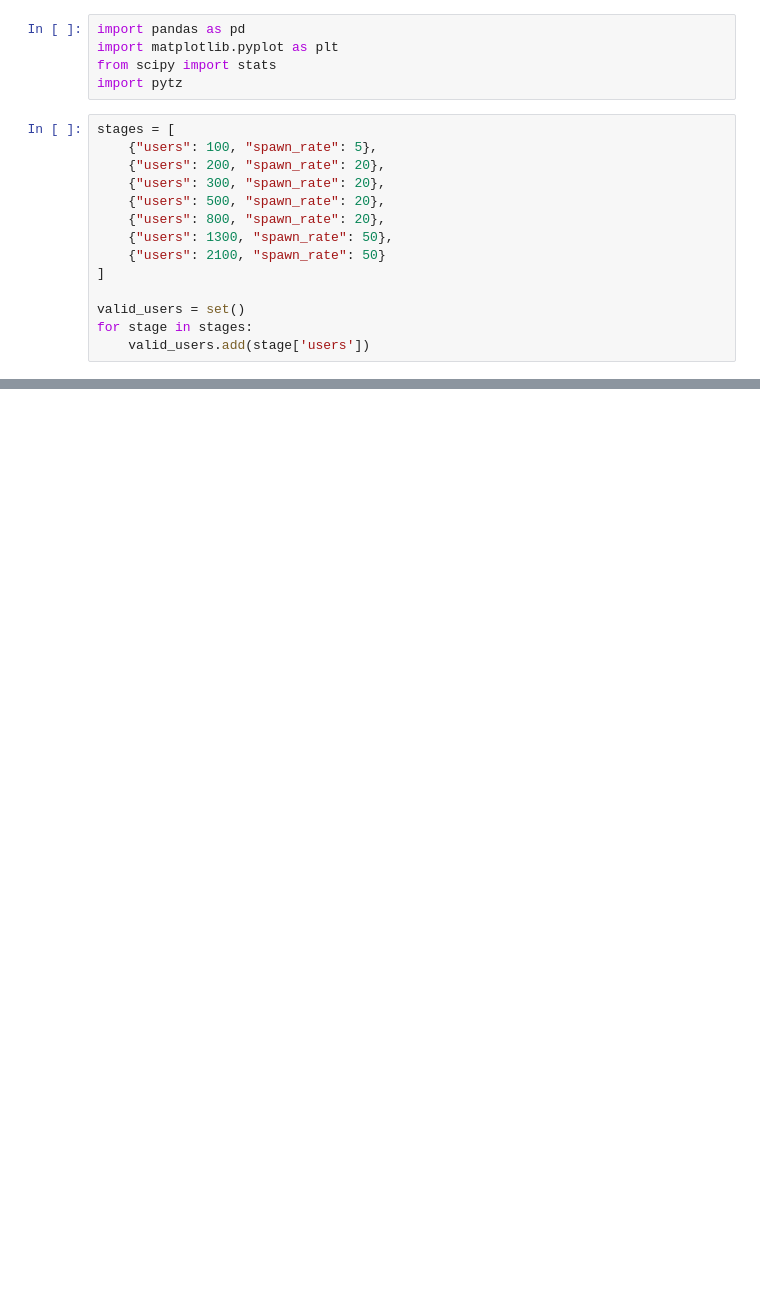
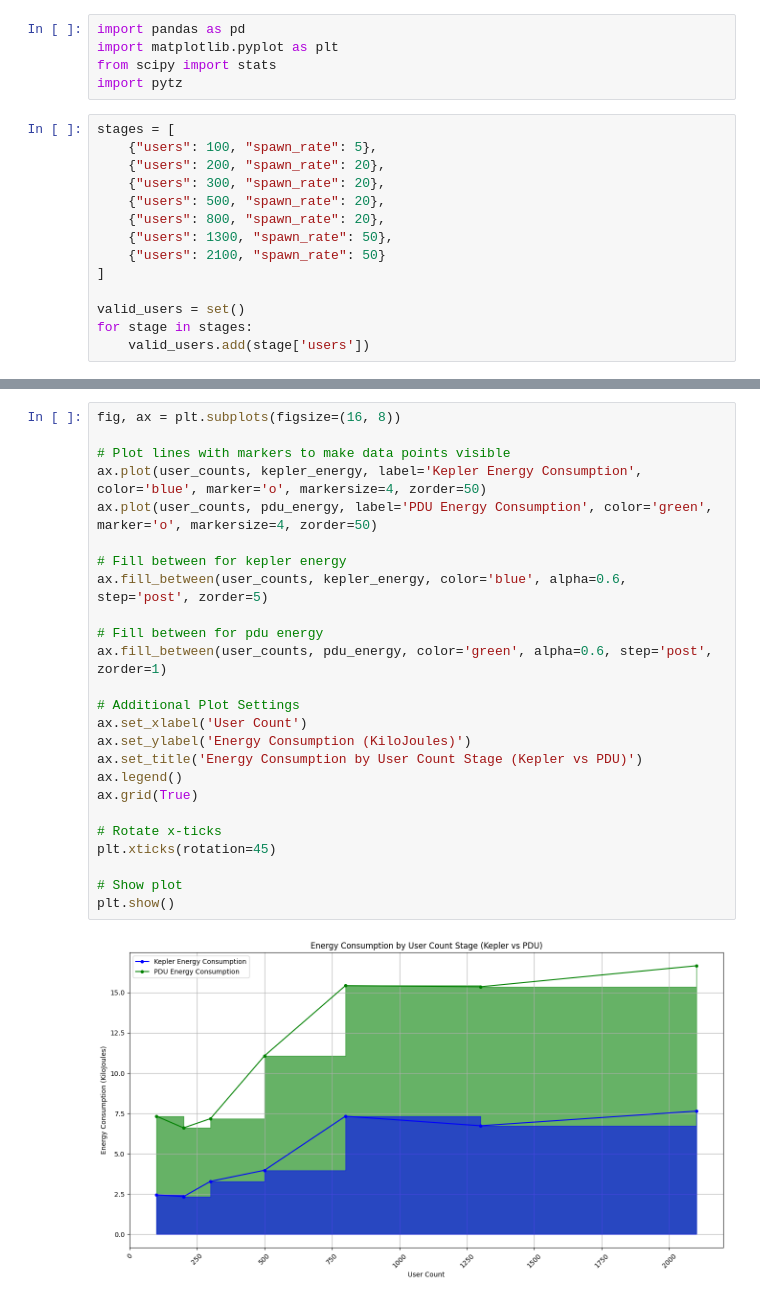
Before and after one commit to Tobias-Pe/distributed-systems-energy-efficiency, a Jupyter notebook: loadtesting/stats_analysis.ipynb, the cells around one changed output, grey strips where cells are left out. Saved outputs shown, nothing was run; the diff lists cells and outputs as text; blank space fills up the shorter version.

Commit message:
:alembic: (analysis) plot energy consumption over user stages

```diff
--- a/loadtesting/stats_analysis.ipynb
+++ b/loadtesting/stats_analysis.ipynb
@@ -247,0 +378,27 @@ User Count: 2100, Total Power: 35.4199 W 2024-07-02 21:30:17+02:00 2024-07-02 21
+# %%
+fig, ax = plt.subplots(figsize=(16, 8))
+
+# Plot lines with markers to make data points visible
+ax.plot(user_counts, kepler_energy, label='Kepler Energy Consumption', color='blue', marker='o', markersize=4, zorder=50)
+ax.plot(user_counts, pdu_energy, label='PDU Energy Consumption', color='green', marker='o', markersize=4, zorder=50)
+
+# Fill between for kepler energy
+ax.fill_between(user_counts, kepler_energy, color='blue', alpha=0.6, step='post', zorder=5)
+
+# Fill between for pdu energy
+ax.fill_between(user_counts, pdu_energy, color='green', alpha=0.6, step='post', zorder=1)
+
+# Additional Plot Settings
+ax.set_xlabel('User Count')
+ax.set_ylabel('Energy Consumption (KiloJoules)')
+ax.set_title('Energy Consumption by User Count Stage (Kepler vs PDU)')
+ax.legend()
+ax.grid(True)
+
+# Rotate x-ticks
+plt.xticks(rotation=45)
+
+# Show plot
+plt.show()
+# %% [output]
+[figure, added]
```
Also changed, not shown: parts of 12 cells of this notebook, 3 other files.
